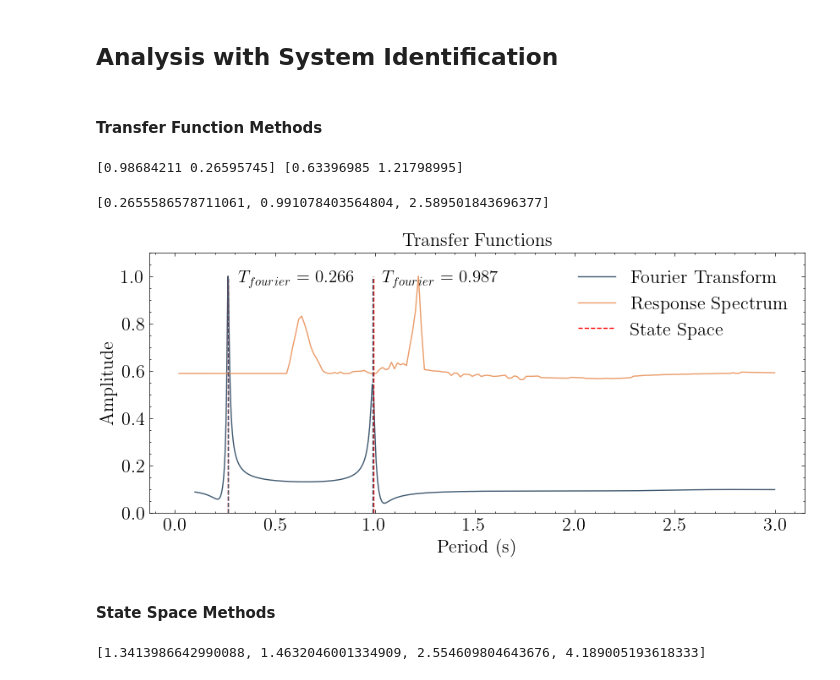
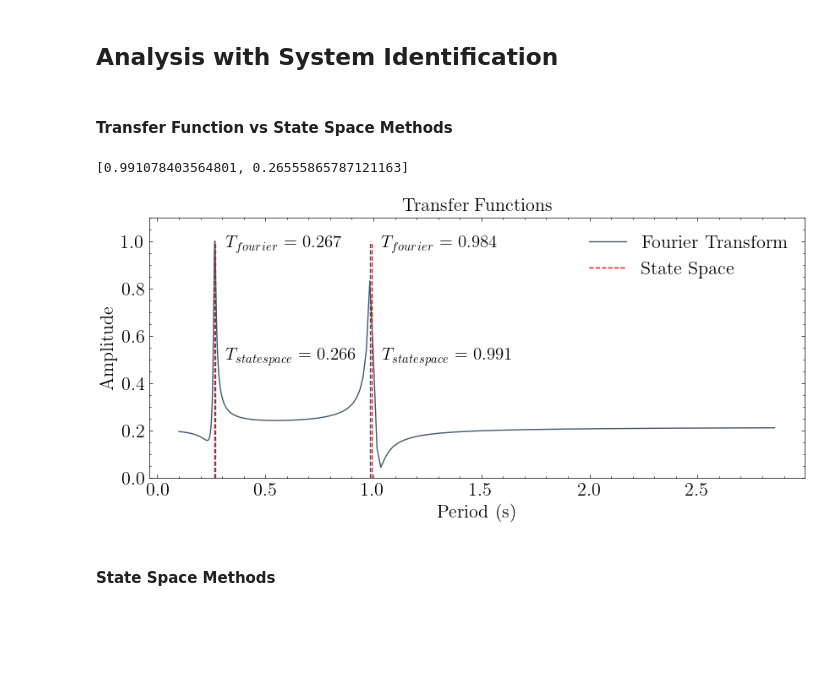
Before and after one commit to chrystalchern/mdof, a Jupyter notebook: notebooks/04_SIMO_Event.ipynb, the cells around one changed output. Drawn from its saved outputs; the diff is of its cells as text; code cells hidden in the pictures; blank space fills up the shorter version.

```diff
--- a/notebooks/04_SIMO_Event.ipynb
+++ b/notebooks/04_SIMO_Event.ipynb
@@ -115,10 +113,10 @@ damping matrix: [[ 0.04641016 -1.29282032]
 # %%
 # forcing function (input)
-nt = 5000       # number of timesteps
+nt = 2000       # number of timesteps
 dt = 0.03       # timestep
 tf = nt*dt      # final time
 t = np.arange(start = 0, stop = tf, step = dt)  # times
-forcing_frequencies = [0.017*omega_ns[0], 0.14*omega_ns[0], 0.467*omega_ns[0], 0.186*omega_ns[0], 0.2937*omega_ns[0]]  # forcing frequencies (rad/s)
+forcing_frequencies = [0.5*omega_ns[0]] # [0.017*omega_ns[0], 0.14*omega_ns[0], 0.467*omega_ns[0], 0.186*omega_ns[0], 0.2937*omega_ns[0]]  # forcing frequencies (rad/s)
 inputs = np.sum(np.sin([omega*t for omega in forcing_frequencies]), axis=0)
 # %%
 # displacement response (output)
@@ -134,63 +132,51 @@ plot_io(inputs=inputs, outputs=outputs, t=t, title="2DOF Displacement Response t
 #### Method
 # %%
 conf = Config()
-conf.order = 8
-conf.decimation = 1
+conf.order = 4
+conf.horizon = 1000
 # %% [markdown]
 ## Analysis with System Identification
 # %% [markdown]
-#### Transfer Function Methods
+#### Transfer Function vs State Space Methods
 # %%
 # Set parameters
 conf.damping = zetas[0]
 conf.period_band = (0.1,3) # Period band (s)
-conf.pseudo = True # use pseudo accelerations (Sa)
+conf.pseudo = False # use pseudo accelerations (Sa)
 
 # A place to store models and their predictions
 transfer_models = {}
 
 # Generate a transfer function representation of the system
+conf.decimation = 1
 transfer_models["Fourier Transform"] = transform.fourier_transfer(inputs, outputs[0], dt, **conf)
-transfer_models["Response Spectrum"] = transform.response_transfer(inputs, outputs[0], dt, **conf)
+# transfer_models["Response Spectrum"] = transform.response_transfer(inputs, outputs[0], dt, **conf)
 
 # Determing the fundamental frequency
 fourier_periods, fourier_amplitudes = modal.spectrum_modes(*transfer_models["Fourier Transform"])
-response_periods, response_amplitudes = modal.spectrum_modes(*transfer_models["Response Spectrum"],height=0.15)
-print(fourier_periods, response_periods)
+# response_periods, response_amplitudes = modal.spectrum_modes(*transfer_models["Response Spectrum"],height=0.15)
 
 # Generate a state space realization of the system
-conf.decimation = 2
+conf.decimation = 1
 realization = mdof.system(method="srim", inputs=inputs, outputs=outputs, **conf)
 # Obtain natural period and damping ratio from the state space model
 ss_modes = modal.system_modes(realization, dt, **conf)
 ss_periods = [1/f for f in [ss_modes[mode]["freq"] for mode in ss_modes.keys()]]
 print(ss_periods)
-# print_modes(ss_modes, Tn=Tn, zeta=zeta)
 
 plot_transfer(transfer_models, title="Transfer Functions")
 color_cycle = plt.rcParams['axes.prop_cycle'].by_key()['color']
 plt.gcf().axes[0].vlines(ss_periods[:2],0,1,linestyles='--',colors='r',label='State Space')
 # plt.gcf().axes[0].vlines([*fourier_periods[:2], *response_periods[:2]],ymin=0,ymax=1,linestyles='--',colors=[color_cycle[0],color_cycle[0],color_cycle[1],color_cycle[1]])
 plt.gcf().axes[0].vlines([*fourier_periods[:2]],ymin=0,ymax=1,linestyles='--',colors=color_cycle[0])
 for i in range(2):
     plt.gcf().axes[0].text(fourier_periods[i]+0.05,0.975,r"$T_{fourier}$ = "+str(np.round(fourier_periods[i],3)),fontsize=15)
+    plt.gcf().axes[0].text(ss_periods[i]+0.05,0.5,r"$T_{state space}$ = "+str(np.round(ss_periods[i],3)),fontsize=15)
     # plt.gcf().axes[0].text(response_periods[i]+0.05,0.875,r"$T_{response}$ = "+str(np.round(response_periods[i],3)),fontsize=15)
 plt.gcf().axes[0].legend()
 plt.gcf().axes[0].set_ylim((0,1.1));
 # %% [output]
-[0.98684211 0.26595745] [0.63396985 1.21798995]
+[0.991078403564801, 0.26555865787121163]
-[0.2655586578711061, 0.991078403564804, 2.589501843696377]
-[figure, old version]
+[figure, new version]
 # %% [markdown]
 #### State Space Methods
-# %%
-# Generate a state space realization of the system
-conf.decimation = 2
-realization = mdof.system(method="okid-era-dc", inputs=inputs, outputs=outputs, **conf)
-# Obtain natural period and damping ratio from the state space model
-ss_modes = modal.system_modes(realization, dt, **conf)
-ss_periods = [1/f for f in [ss_modes[mode]["freq"] for mode in ss_modes.keys()]]
-print(ss_periods)
-# print_modes(ss_modes, Tn=Tn, zeta=zeta)
-# %% [output]
-[1.3413986642990088, 1.4632046001334909, 2.554609804643676, 4.189005193618333]
```
Also changed, not shown: parts of 5 cells of this notebook, 3 other files.
